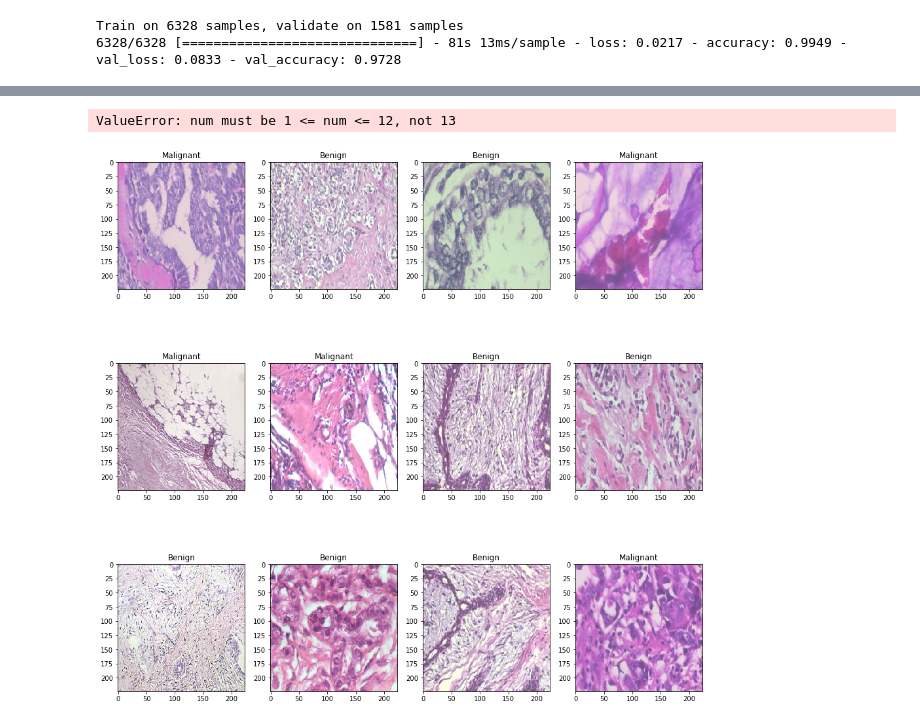
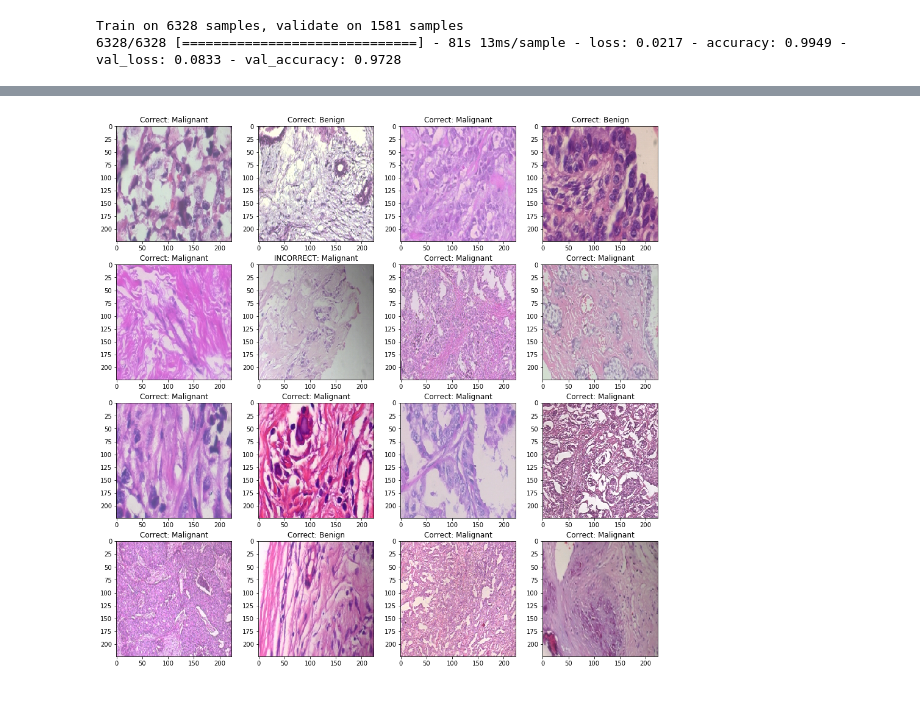
Before and after one commit to jordan0123/ml-course-project, a Jupyter notebook: ML Project.ipynb, the cells around one changed output, grey strips where cells are left out. Drawn from its saved outputs; the diff is of its cells as text; code cells hidden in the pictures.

```diff
--- a/ML Project.ipynb
+++ b/ML Project.ipynb
@@ -134,5 +133,0 @@ Train on 6328 samples, validate on 1581 samples
-# %%
-samples = 4
-index = random.randint(0, test_size - samples)
-for i in range(samples):
-    plt.imshow(images_test[index + i])
@@ -141,16 +134,30 @@ for i in range(samples):
 # %%
+samples = 16
+
+#random index in the test set
+index = random.randint(0, test_size - samples)
+#make predictions for all samples starting at that index
+predictions = model.predict(images_test[index:index + samples])
 
 fig=plt.figure(figsize=(16, 16))
-samples = 16
 
-for i in range(1, samples +1):
-    ax = fig.add_subplot(rows, columns, i)
-    if labels_test[i] == 0:
-        ax.title.set_text('Benign')
+for i in range(0, samples):
+    ax = fig.add_subplot(samples // 4, 4, i + 1)
+    title = ''
+
+    if round(predictions[i][0]) == labels_test[i + index]:
+        title += 'Correct: '
     else:
-        ax.title.set_text('Malignant')
-    plt.imshow(images_test[i], interpolation='nearest')
+        title += 'INCORRECT: '
+
+    if labels_test[i + index] == 0:
+        title += 'Benign'
+    else:
+        title += 'Malignant'
+
+    ax.title.set_text(title)
+    plt.imshow(images_test[i + index], interpolation='nearest')
+
 plt.show()
 # %% [output]
-ValueError: num must be 1 <= num <= 12, not 13
-[figure, old version]
+[figure, new version]
```
Also changed, not shown: parts of 2 cells of this notebook.
